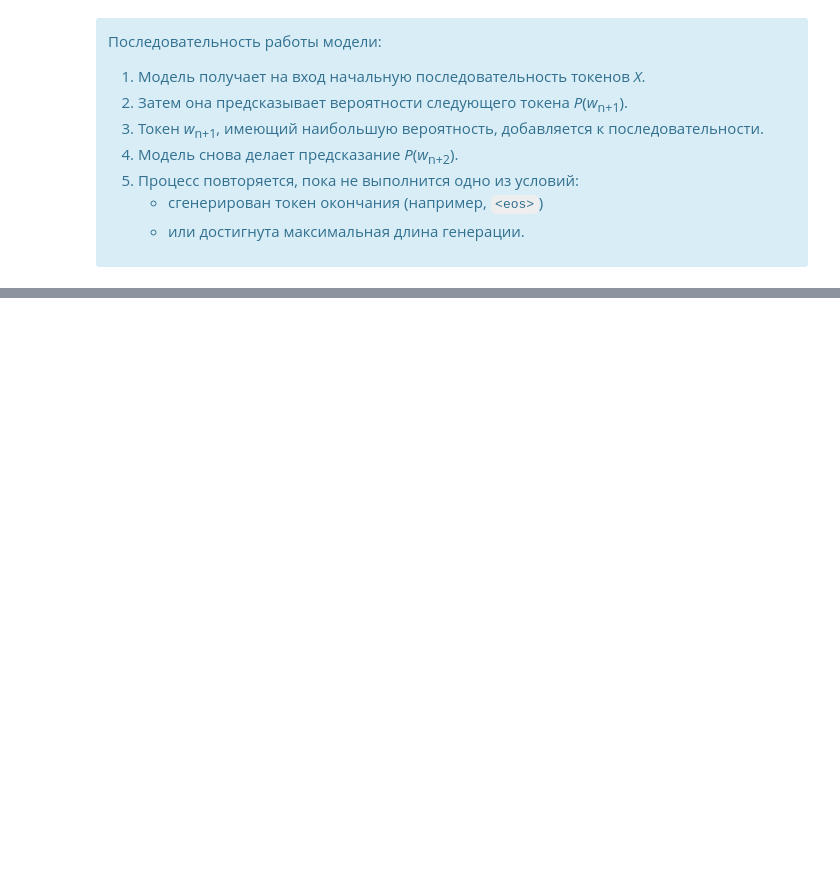
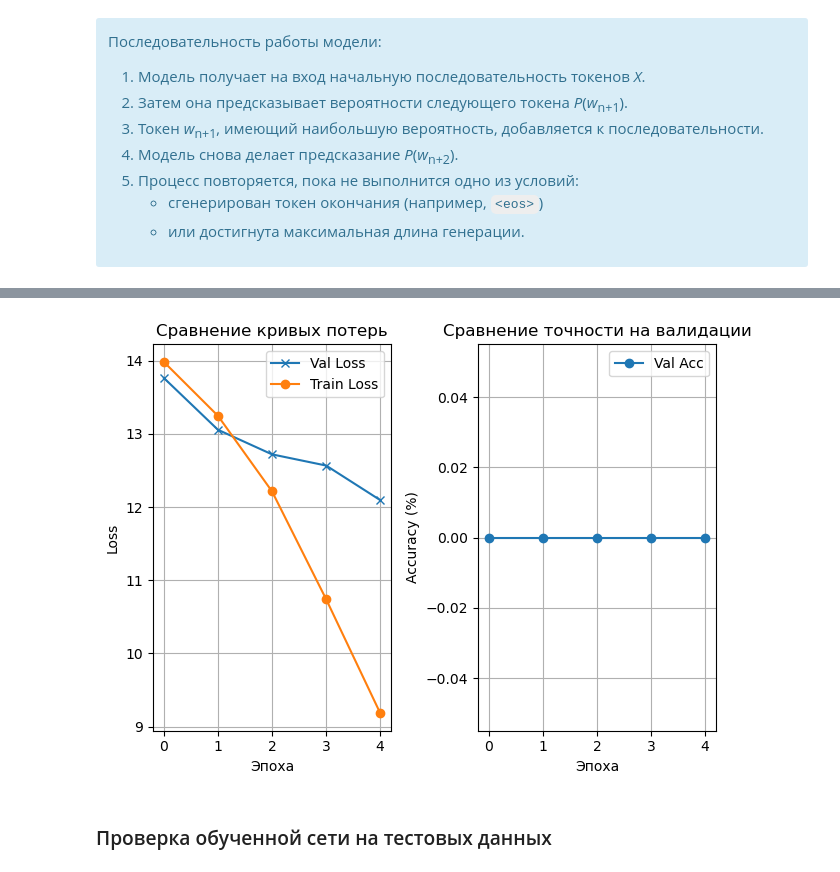
Before and after one commit to SawerBeetle/LSTM.Praktikum, a Jupyter notebook: solution.ipynb, the cells around one changed output, grey strips where cells are left out. Drawn from its saved outputs; the diff is of its cells as text; code cells hidden in the pictures; blank space fills up the shorter version.

```diff
--- a/solution.ipynb
+++ b/solution.ipynb
@@ -186,3 +261,5 @@ with open('test.txt', 'w+', encoding='utf-8') as file:
 tokenizer = AutoTokenizer.from_pretrained(MODEL_NAME, add_prefix_space=True)
 if TRAIN_MODE == 'preliminar':
     print(tokenizer)
+
+tokenizer.pad_token = tokenizer.eos_token
@@ -358,7 +478,7 @@ class LSTMClassifier(nn.Module):
     def forward(self, x, lengths):
         # embed the text
         emb = self.embedding(x)
-        if TRAIN_MODE == 'preliminar':
+        if TRAIN_MODE == 'preliminar' and CHECK_MESSAGES:
             print('Размерность эмбеддинга: ', emb.shape)
         pack = pack_padded_sequence(
             emb, lengths.cpu(), batch_first=True, enforce_sorted=False
@@ -366,21 +486,21 @@ class LSTMClassifier(nn.Module):
         # get the output of recurrent layer ('out')
         out, _ = self.rnn(pack)
         out, _ = pad_packed_sequence(out, batch_first=True)
-        if TRAIN_MODE == 'preliminar':
+        if TRAIN_MODE == 'preliminar' and CHECK_MESSAGES:
             print('Размерность выходных данных RNN после pad_packed_sequence: ', out.shape)
 
         # скрытые состояния <MSAK> токена
         # после двух проходов двунаправленной сети
-        hidden_forward = out[:, :, :out.size(2)//2]
-        hidden_backward = out[:, :, out.size(2)//2:]
+        hidden_forward = out[:, :, :out.size(2) // 2]
+        hidden_backward = out[:, :, out.size(2) // 2:]
 
         # агрегация скрытых состояний в зависимости от self.combine
         hidden_agg = hidden_forward + hidden_backward
-        if TRAIN_MODE == 'preliminar':
+        if TRAIN_MODE == 'preliminar' and CHECK_MESSAGES:
             print('Размерность выхода скрытых слоёв: ', hidden_agg.shape)
 
         linear_out = self.fc(hidden_agg)
-        if TRAIN_MODE == 'preliminar':
+        if TRAIN_MODE == 'preliminar' and CHECK_MESSAGES:
             print('Размерность выхода линейного слоя: ', linear_out.shape)
 
         return linear_out
@@ -433 +569,4 @@ def evaluate_single_token(model, loader):
     return avg_loss, accuracy
+# %%
+# add a dictionary for loss/accuracy visualisation
+hist = {'train_loss': [], 'val_loss': [], 'val_acc': []}
@@ -468,0 +636,28 @@ for epoch in range(n_epochs):
+# %%
+epochs = range(n_epochs)
+
+# Потеря
+plt.subplot(1, 2, 1)
+plt.plot(epochs, hist['val_loss'], marker='x', label="Val Loss")
+plt.plot(epochs, hist['train_loss'], marker='o', label="Train Loss",)
+plt.title("Сравнение кривых потерь")
+plt.xlabel("Эпоха")
+plt.ylabel("Loss")
+plt.legend()
+plt.grid(True)
+
+# Точность
+plt.subplot(1, 2, 2)
+plt.plot(range(n_epochs), hist['val_acc'], marker='o', label="Val Acc")
+plt.title("Сравнение точности на валидации")
+plt.xlabel("Эпоха")
+plt.ylabel("Accuracy (%)")
+plt.legend()
+plt.grid(True)
+
+plt.tight_layout()
+plt.show()
+# %% [output]
+[figure, added]
+# %% [markdown]
+### Проверка обученной сети на тестовых данных
```
Also changed, not shown: parts of 27 cells of this notebook, 4 other files.
